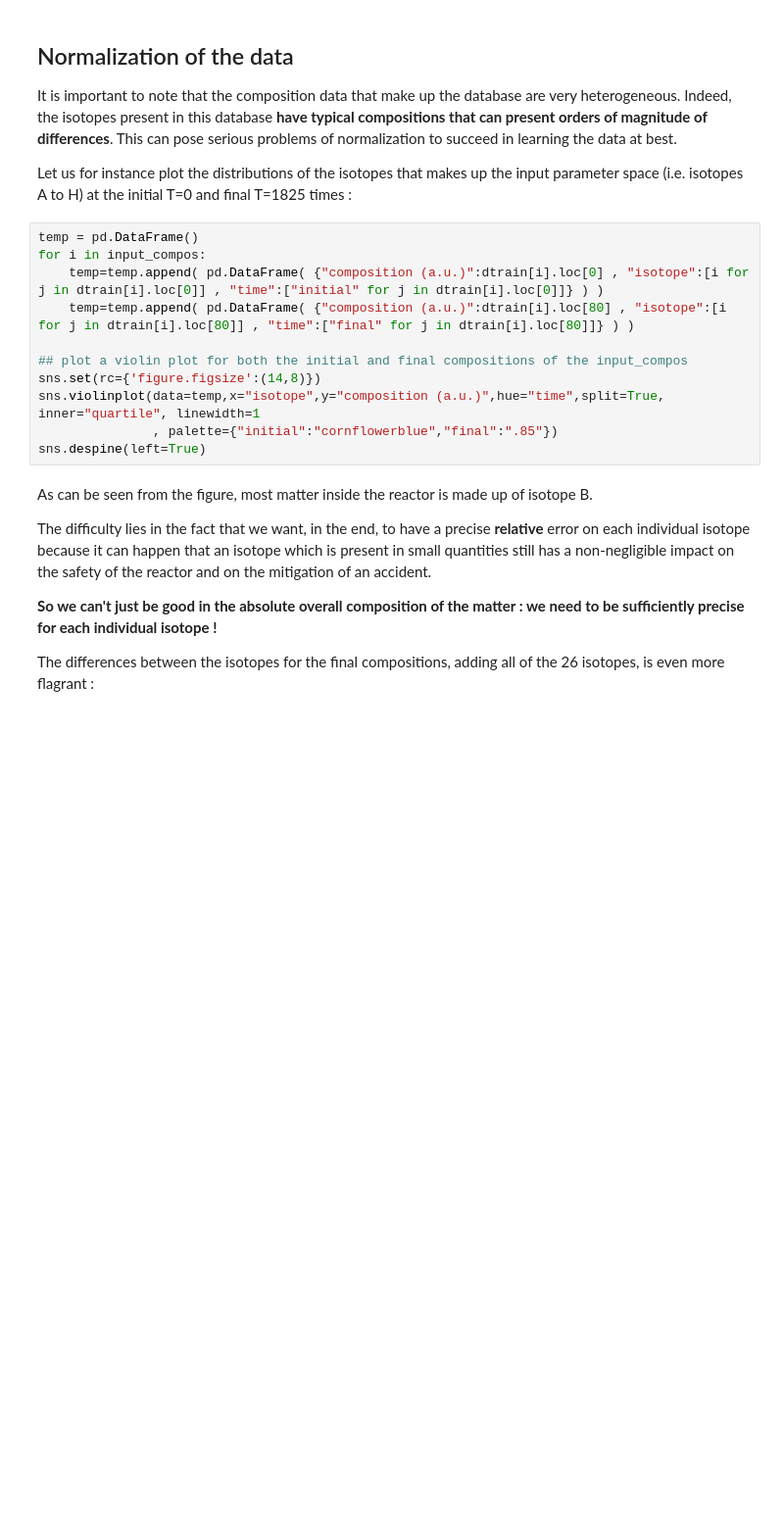
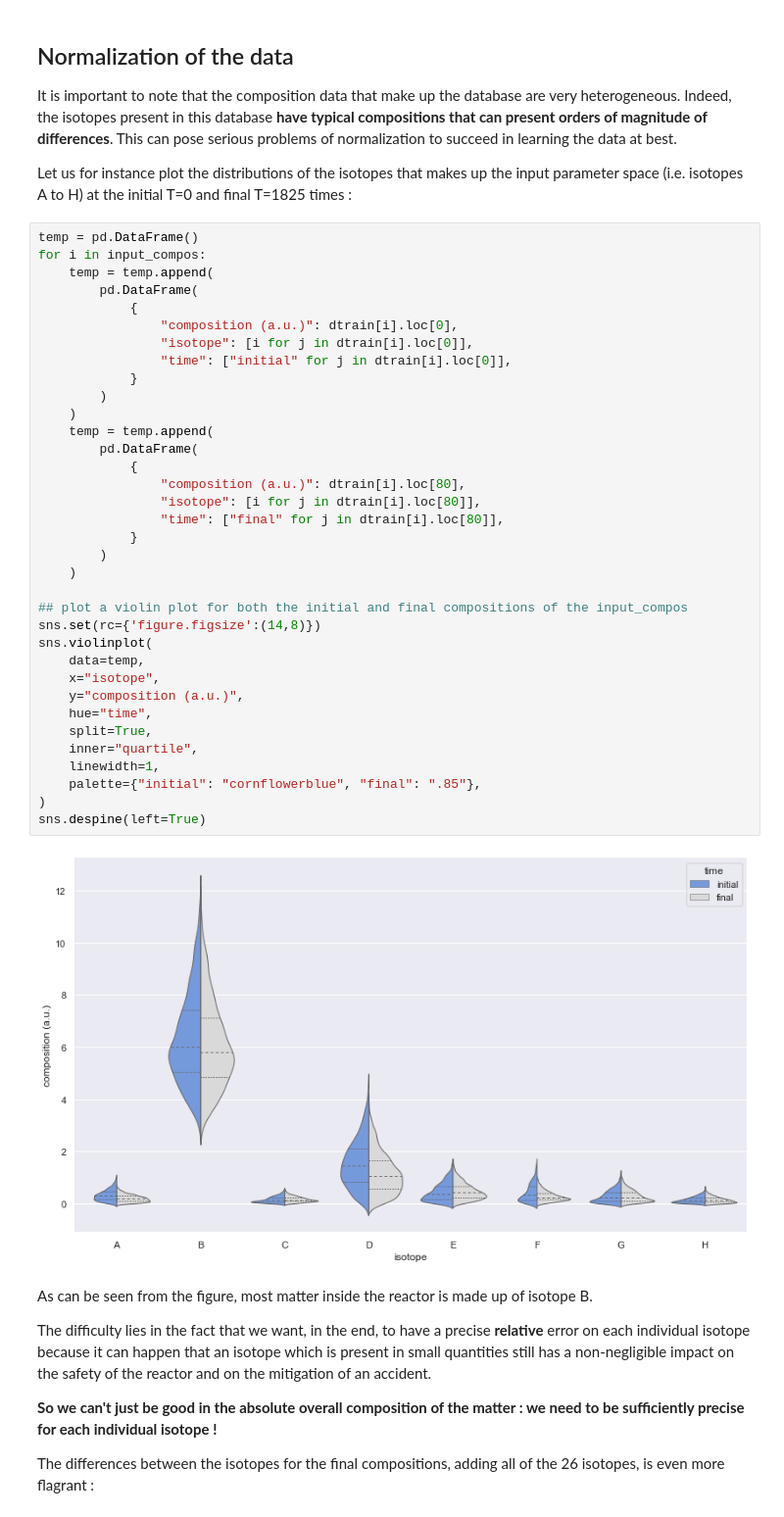
Before and after one commit to IRSN/nuclear_inventory_prediction, a Jupyter notebook: starting_kit.ipynb, the cells around one changed output. Shown at 98% size. Saved outputs shown, nothing was run; the diff lists cells and outputs as text; blank space fills up the shorter version.

```diff
--- a/starting_kit.ipynb
+++ b/starting_kit.ipynb
@@ -182,14 +237,40 @@ Let us for instance plot the distributions of the isotopes that makes up the inp
 # %%
 temp = pd.DataFrame()
 for i in input_compos:
-    temp=temp.append( pd.DataFrame( {"composition (a.u.)":dtrain[i].loc[0] , "isotope":[i for j in dtrain[i].loc[0]] , "time":["initial" for j in dtrain[i].loc[0]]} ) )
-    temp=temp.append( pd.DataFrame( {"composition (a.u.)":dtrain[i].loc[80] , "isotope":[i for j in dtrain[i].loc[80]] , "time":["final" for j in dtrain[i].loc[80]]} ) )
+    temp = temp.append(
+        pd.DataFrame(
+            {
+                "composition (a.u.)": dtrain[i].loc[0],
+                "isotope": [i for j in dtrain[i].loc[0]],
+                "time": ["initial" for j in dtrain[i].loc[0]],
+            }
+        )
+    )
+    temp = temp.append(
+        pd.DataFrame(
+            {
+                "composition (a.u.)": dtrain[i].loc[80],
+                "isotope": [i for j in dtrain[i].loc[80]],
+                "time": ["final" for j in dtrain[i].loc[80]],
+            }
+        )
+    )
 
 ## plot a violin plot for both the initial and final compositions of the input_compos
 sns.set(rc={'figure.figsize':(14,8)})
-sns.violinplot(data=temp,x="isotope",y="composition (a.u.)",hue="time",split=True, inner="quartile", linewidth=1
-               , palette={"initial":"cornflowerblue","final":".85"})
+sns.violinplot(
+    data=temp,
+    x="isotope",
+    y="composition (a.u.)",
+    hue="time",
+    split=True,
+    inner="quartile",
+    linewidth=1,
+    palette={"initial": "cornflowerblue", "final": ".85"},
+)
 sns.despine(left=True)
+# %% [output]
+[figure, added]
 # %% [markdown]
 As can be seen from the figure, most matter inside the reactor is made up of isotope B.
 
```
Also changed, not shown: parts of 34 cells of this notebook.
